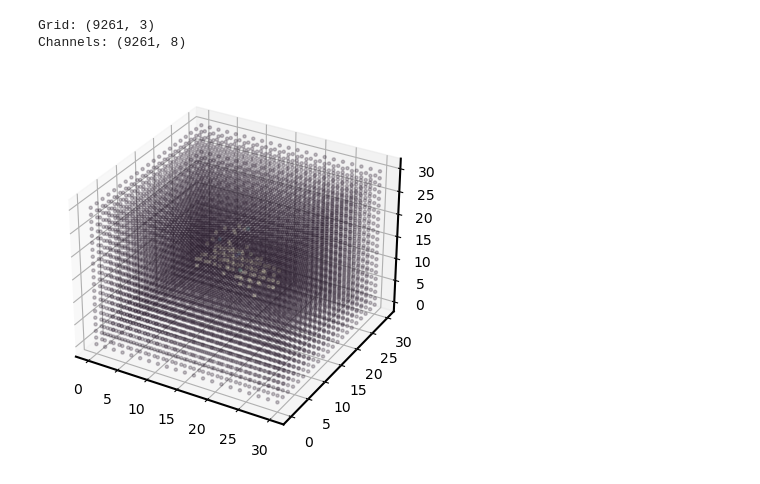
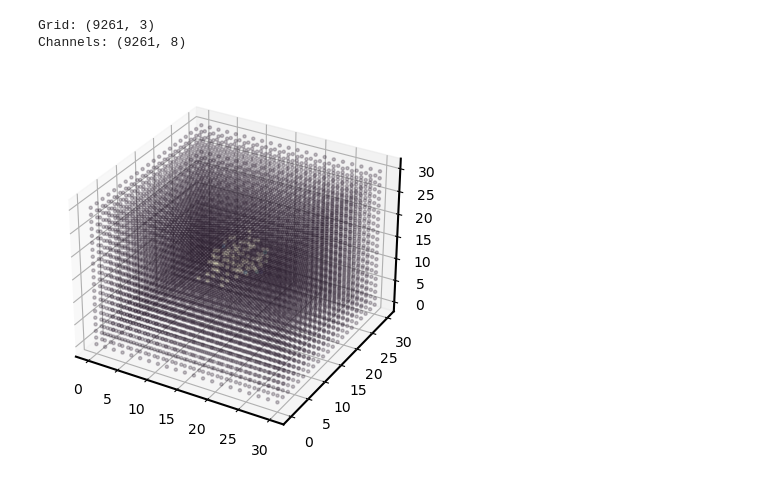
Before and after one commit to CO-ADD/DeepGrid3d, a Jupyter notebook: DataProcessing/processData.ipynb, the cells around one changed output. Drawn from its saved outputs; the diff is of its cells as text; code cells hidden in the pictures.

```diff
--- a/DataProcessing/processData.ipynb
+++ b/DataProcessing/processData.ipynb
@@ -19,15 +19,19 @@ Channels: (9261, 8)
 # %%
 import matplotlib.pyplot as plt
 
 # 0 - 30 Angstrom @ 1.5 A spacing
-dim = np.linspace(0, 30, 21)
-X,Y,Z = np.meshgrid(dim,dim,dim)
+# dim = np.linspace(0, 30, 21)
+# X,Y,Z = np.meshgrid(dim,dim,dim)
+
+X = grid[:,0]
+Y = grid[:,1]
+Z = grid[:,2]
 
 fig = plt.figure()
 ax = plt.axes(projection="3d")
 ax.scatter3D(X,Y,Z,c=channels[:,3],alpha=0.25, marker='.')
 plt.show()
 # %% [output]
-[figure, old version]
+[figure, new version]
 # %%
 import seaborn_image as isns
```
